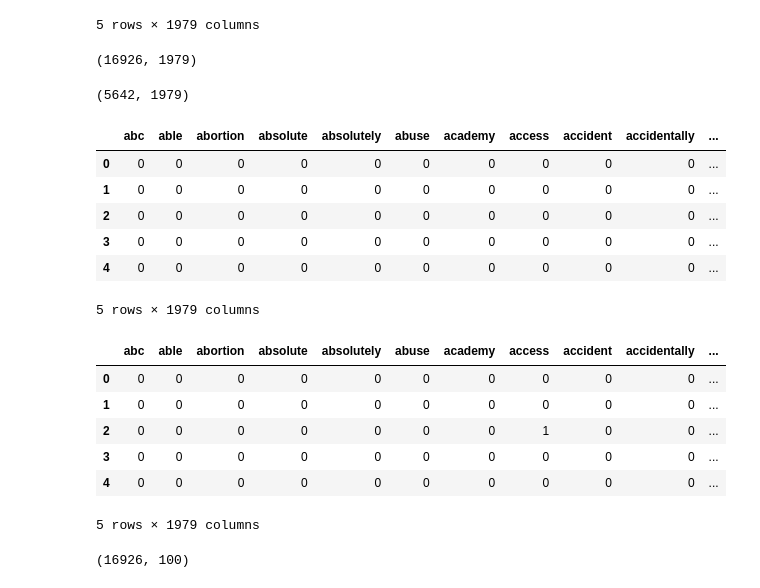
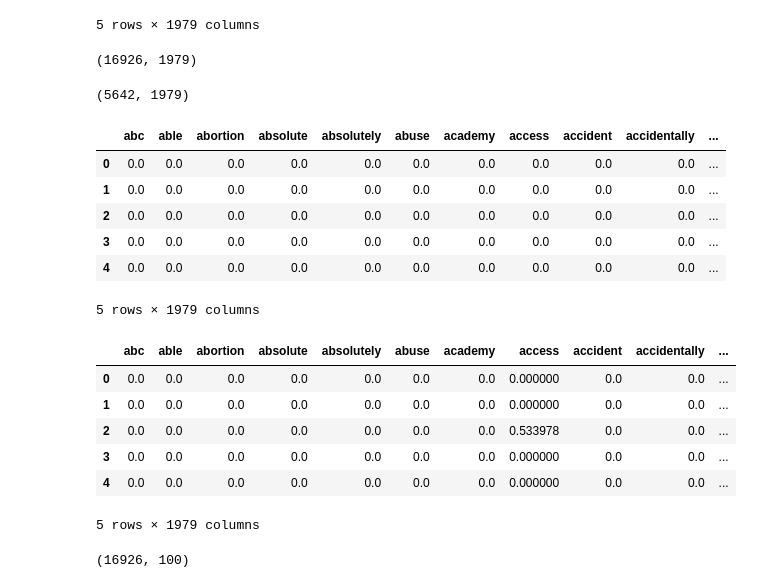
Before and after one commit to leoAshu/headline-classification, a Jupyter notebook: notebooks/model_selection.ipynb, the cells around one changed output. Saved outputs shown, nothing was run; the diff lists cells and outputs as text; code cells hidden in the pictures.

Commit message:
fixes code for instantiating tfidf vectorizer

```diff
--- a/notebooks/model_selection.ipynb
+++ b/notebooks/model_selection.ipynb
@@ -110,34 +110,34 @@ display(x_valid_bow.head())
 # %%
 # tf-idf transformation
 # instantiate a CountVectorizer
-tfidf_vectorizer = CountVectorizer(min_df=10)
+tfidf_vectorizer = TfidfVectorizer(min_df=10)
 
 # train and construct bag of words
 x_train_tfidf = pd.DataFrame(tfidf_vectorizer.fit_transform(x_train).toarray(), columns=tfidf_vectorizer.get_feature_names_out())
 x_valid_tfidf = pd.DataFrame(tfidf_vectorizer.transform(x_valid).toarray(), columns=tfidf_vectorizer.get_feature_names_out())
 
 # shape of document matrix: (rows, columns)
 display(x_train_tfidf.shape, x_valid_tfidf.shape)
 
 # first 5 datapoints of transformed train & validation sets
 display(x_train_tfidf.head())
 display(x_valid_tfidf.head())
 # %% [output]
 (16926, 1979)
 (5642, 1979)
 |  | abc | able | abortion | absolute | absolutely | abuse | academy | access | accident | accidentally | ... |
-| 0 | 0 | 0 | 0 | 0 | 0 | 0 | 0 | 0 | 0 | 0 | ... |
-| 1 | 0 | 0 | 0 | 0 | 0 | 0 | 0 | 0 | 0 | 0 | ... |
-| 2 | 0 | 0 | 0 | 0 | 0 | 0 | 0 | 0 | 0 | 0 | ... |
-| 3 | 0 | 0 | 0 | 0 | 0 | 0 | 0 | 0 | 0 | 0 | ... |
-| 4 | 0 | 0 | 0 | 0 | 0 | 0 | 0 | 0 | 0 | 0 | ... |
+| 0 | 0.0 | 0.0 | 0.0 | 0.0 | 0.0 | 0.0 | 0.0 | 0.0 | 0.0 | 0.0 | ... |
+| 1 | 0.0 | 0.0 | 0.0 | 0.0 | 0.0 | 0.0 | 0.0 | 0.0 | 0.0 | 0.0 | ... |
+| 2 | 0.0 | 0.0 | 0.0 | 0.0 | 0.0 | 0.0 | 0.0 | 0.0 | 0.0 | 0.0 | ... |
+| 3 | 0.0 | 0.0 | 0.0 | 0.0 | 0.0 | 0.0 | 0.0 | 0.0 | 0.0 | 0.0 | ... |
+| 4 | 0.0 | 0.0 | 0.0 | 0.0 | 0.0 | 0.0 | 0.0 | 0.0 | 0.0 | 0.0 | ... |
 5 rows × 1979 columns
 |  | abc | able | abortion | absolute | absolutely | abuse | academy | access | accident | accidentally | ... |
-| 0 | 0 | 0 | 0 | 0 | 0 | 0 | 0 | 0 | 0 | 0 | ... |
-| 1 | 0 | 0 | 0 | 0 | 0 | 0 | 0 | 0 | 0 | 0 | ... |
-| 2 | 0 | 0 | 0 | 0 | 0 | 0 | 0 | 1 | 0 | 0 | ... |
-| 3 | 0 | 0 | 0 | 0 | 0 | 0 | 0 | 0 | 0 | 0 | ... |
-| 4 | 0 | 0 | 0 | 0 | 0 | 0 | 0 | 0 | 0 | 0 | ... |
+| 0 | 0.0 | 0.0 | 0.0 | 0.0 | 0.0 | 0.0 | 0.0 | 0.000000 | 0.0 | 0.0 | ... |
+| 1 | 0.0 | 0.0 | 0.0 | 0.0 | 0.0 | 0.0 | 0.0 | 0.000000 | 0.0 | 0.0 | ... |
+| 2 | 0.0 | 0.0 | 0.0 | 0.0 | 0.0 | 0.0 | 0.0 | 0.533978 | 0.0 | 0.0 | ... |
+| 3 | 0.0 | 0.0 | 0.0 | 0.0 | 0.0 | 0.0 | 0.0 | 0.000000 | 0.0 | 0.0 | ... |
+| 4 | 0.0 | 0.0 | 0.0 | 0.0 | 0.0 | 0.0 | 0.0 | 0.000000 | 0.0 | 0.0 | ... |
 5 rows × 1979 columns
 # %%
 # word2vec transformation
```
Also changed, not shown: parts of 5 cells of this notebook.
